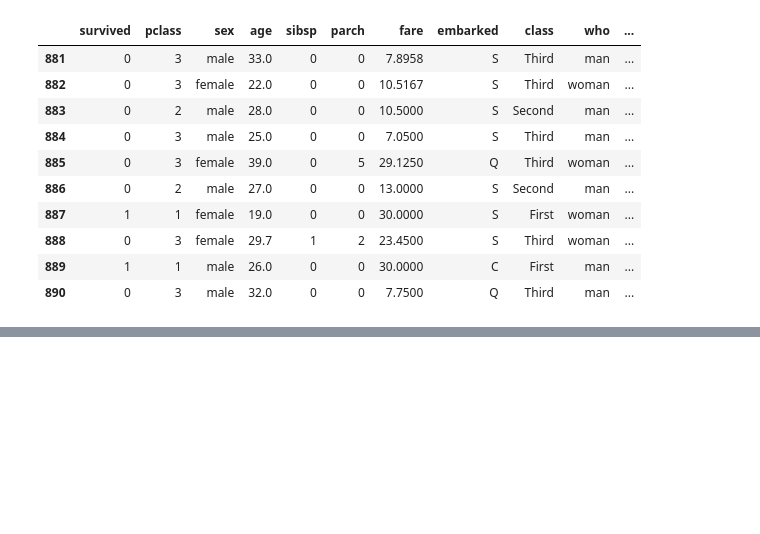
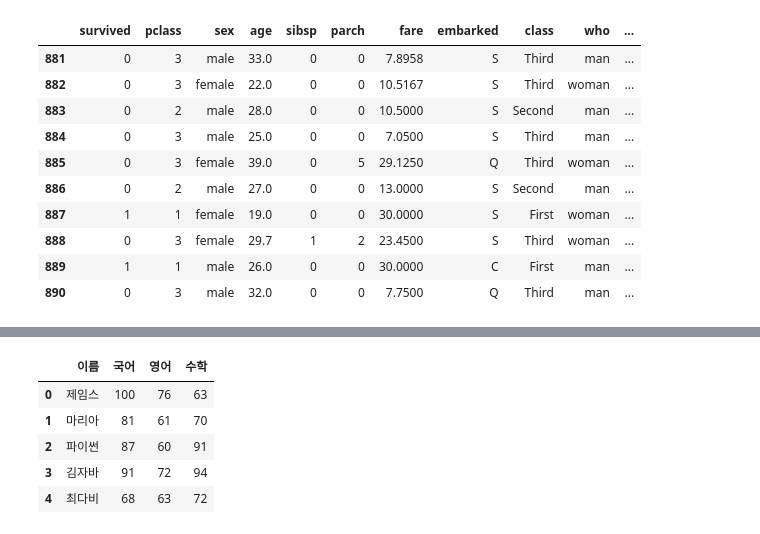
Before and after one commit to njy622/DataAnalysis-2023.09, a Jupyter notebook: 02.Pandas/05-2. 연습문제풀이.ipynb, the cells around one changed output, grey strips where cells are left out. Saved outputs shown, nothing was run; the diff lists cells and outputs as text; code cells hidden in the pictures; blank space fills up the shorter version.

```diff
--- a/02.Pandas/05-2. 연습문제풀이.ipynb
+++ b/02.Pandas/05-2. 연습문제풀이.ipynb
@@ -90,3 +90,10 @@ titanic.tail(10)
 # 생성한 후, df_score1.index 속성에 학생 이름을 나타내는 열을 지정하여
 # 인덱스를 지정한다.  reset_index 명령으로 이 인덱스 열을 명령으로
 # 일반 데이터열로 바꾸여 데이터프레임 df_score2을 만든다.
+#학생 이름을 나타내는 열이 일반 데이터 열을 포함하는 데이터프레임
+#df_score2에 set_index 명령을 적용하여 다시 학생 이름을 나타내는 열을
+# 인덱스로 변경한다.
+
+df_score1 = pd.DataFrame(np.random.randint(60, 101, size=(5, 3)),
+                         columns=['국어', '영어', '수학'])
+df_score1
@@ -96,0 +107,4 @@ titanic.tail(10)
+# %%
+df_score1.index = ['제임스', '마리아', '파이썬', '김자바', '최다비']
+df_score1.index.name = '이름'
+df_score1
@@ -96,0 +119,10 @@ titanic.tail(10)
+# %%
+df_score2 = df_score1.reset_index()
+df_score2
+# %% [output]
+|  | 이름 | 국어 | 영어 | 수학 |
+| 0 | 제임스 | 100 | 76 | 63 |
+| 1 | 마리아 | 81 | 61 | 70 |
+| 2 | 파이썬 | 87 | 60 | 91 |
+| 3 | 김자바 | 91 | 72 | 94 |
+| 4 | 최다비 | 68 | 63 | 72 |
```
Also changed, not shown: parts of 4 cells of this notebook.
